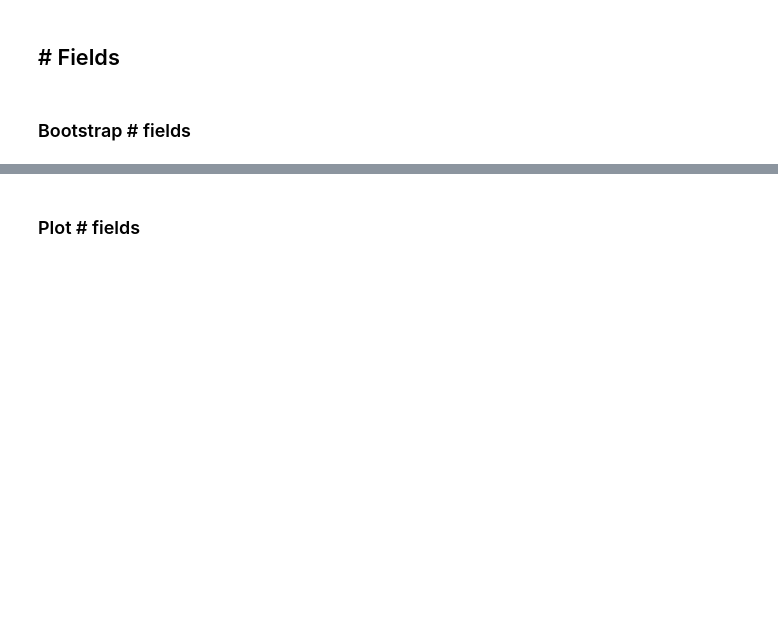
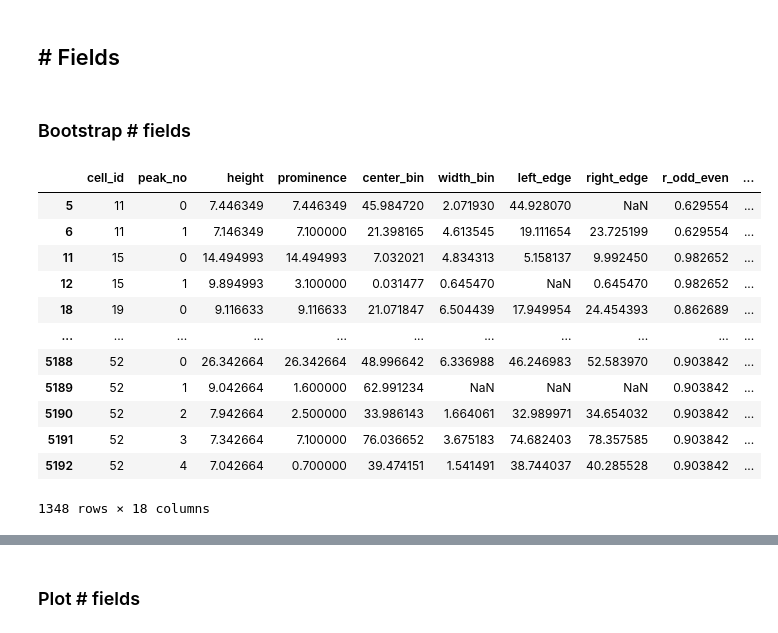
Before and after one commit to nkinsky/Projects_sandbox, a Jupyter notebook: sd_drift/sd_figure2_pf_characteristics.ipynb, the cells around one changed output, grey strips where cells are left out. Cells and saved outputs as stored; diff of their text form; code cells hidden in the pictures; blank space fills up the shorter version.

```diff
--- a/sd_drift/sd_figure2_pf_characteristics.ipynb
+++ b/sd_drift/sd_figure2_pf_characteristics.ipynb
@@ -631,5 +589,21 @@ MAZE vs. reMAZE: get_bootstrap_prob_paired, P_val:7.500e-03 Stat=-1.712e+00
 ## # Fields
 # %% [markdown]
 ### Bootstrap # fields
+# %%
+stats_all_df[stats_all_df.height > 4]
+# %% [output]
+|  | cell_id | peak_no | height | prominence | center_bin | width_bin | left_edge | right_edge | r_odd_even | ... |
+| 5 | 11 | 0 | 7.446349 | 7.446349 | 45.984720 | 2.071930 | 44.928070 | NaN | 0.629554 | ... |
+| 6 | 11 | 1 | 7.146349 | 7.100000 | 21.398165 | 4.613545 | 19.111654 | 23.725199 | 0.629554 | ... |
+| 11 | 15 | 0 | 14.494993 | 14.494993 | 7.032021 | 4.834313 | 5.158137 | 9.992450 | 0.982652 | ... |
+| 12 | 15 | 1 | 9.894993 | 3.100000 | 0.031477 | 0.645470 | NaN | 0.645470 | 0.982652 | ... |
+| 18 | 19 | 0 | 9.116633 | 9.116633 | 21.071847 | 6.504439 | 17.949954 | 24.454393 | 0.862689 | ... |
+| ... | ... | ... | ... | ... | ... | ... | ... | ... | ... | ... |
+| 5188 | 52 | 0 | 26.342664 | 26.342664 | 48.996642 | 6.336988 | 46.246983 | 52.583970 | 0.903842 | ... |
+| 5189 | 52 | 1 | 9.042664 | 1.600000 | 62.991234 | NaN | NaN | NaN | 0.903842 | ... |
+| 5190 | 52 | 2 | 7.942664 | 2.500000 | 33.986143 | 1.664061 | 32.989971 | 34.654032 | 0.903842 | ... |
+| 5191 | 52 | 3 | 7.342664 | 7.100000 | 76.036652 | 3.675183 | 74.682403 | 78.357585 | 0.903842 | ... |
+| 5192 | 52 | 4 | 7.042664 | 0.700000 | 39.474151 | 1.541491 | 38.744037 | 40.285528 | 0.903842 | ... |
+1348 rows × 18 columns
 # %%
 # Calculate # fields
```
Also changed, not shown: parts of 8 cells of this notebook, 3 other files.
